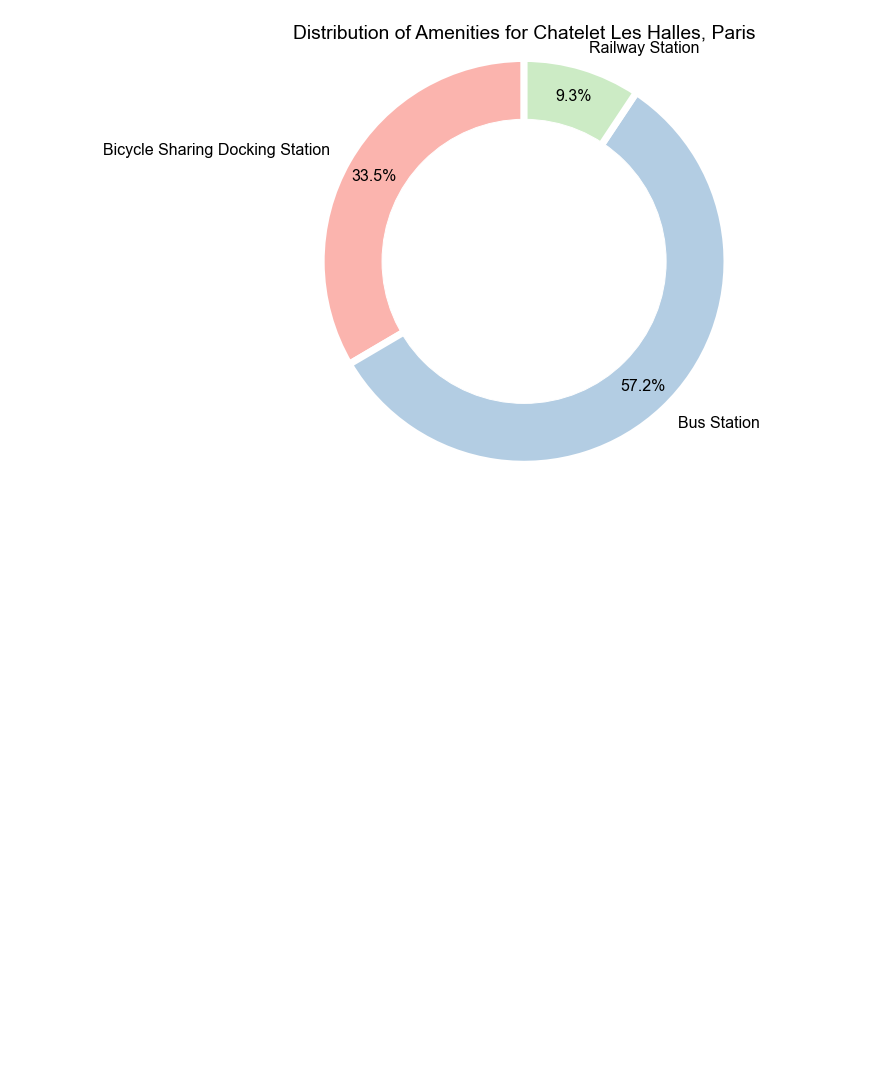
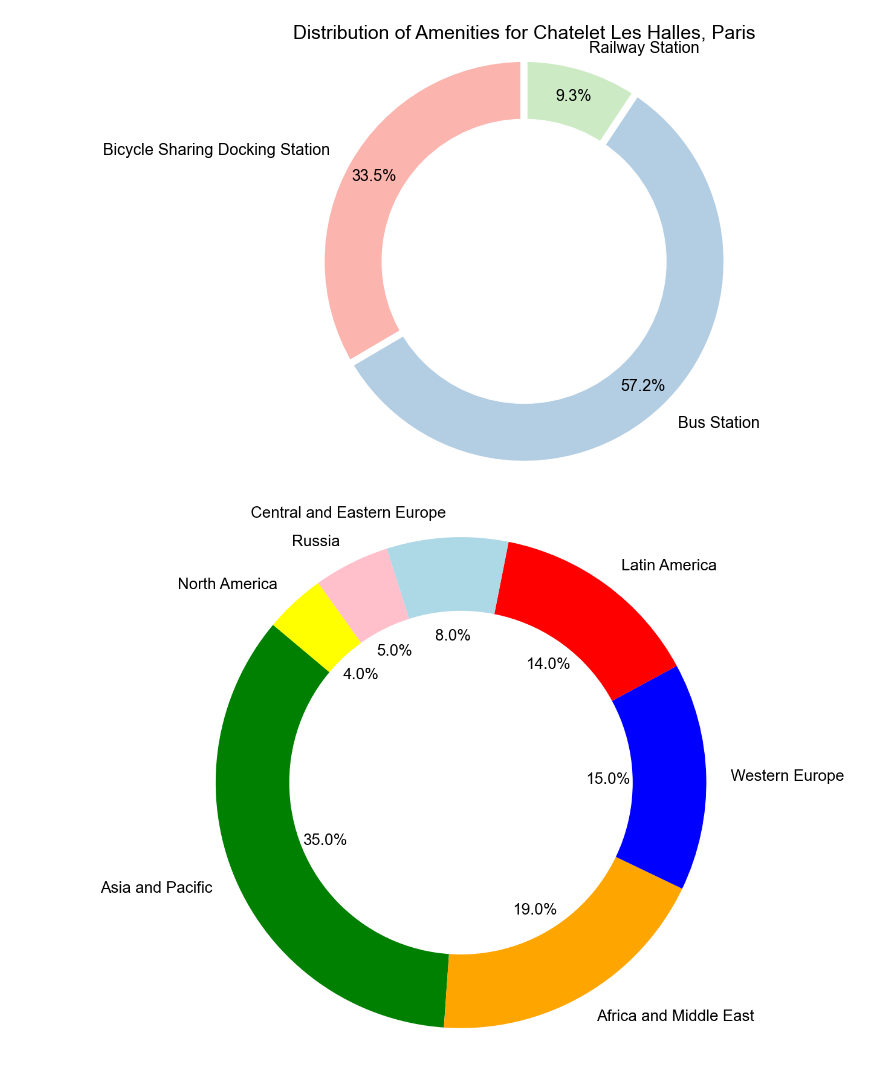
Before and after one commit to yubocai-poly/BATO-MOUTCHE-Extension, a Jupyter notebook: transportation/basic_stats.ipynb, the cells around one changed output. Saved outputs shown, nothing was run; the diff lists cells and outputs as text; code cells hidden in the pictures; blank space fills up the shorter version.

```diff
--- a/transportation/basic_stats.ipynb
+++ b/transportation/basic_stats.ipynb
@@ -122,3 +122,38 @@ graph_composition_chart.show()
 # %%
 graph_compare_places = hs.compare_places_public_transportation(stations_count_df)
 graph_compare_places.show()
+# %%
+# Modify the code to create a donut-style pie chart similar to the one uploaded by the user
+import matplotlib.pyplot as plt
+# Modify the code to create a donut-style pie chart with increased font size
+
+# Define the labels and sizes based on the user's data
+labels = ['Asia and Pacific', 'Africa and Middle East', 'Western Europe',
+          'Latin America', 'Central and Eastern Europe', 'Russia',
+          'North America']
+sizes = [35, 19, 15, 14, 8, 5, 4]
+colors = ['#008000', '#FFA500', '#0000FF', '#FF0000', '#ADD8E6', '#FFC0CB', '#FFFF00']
+
+# Set font size
+font_size = 26 # You can adjust this value as needed
+font_family = 'Arial'
+plt.rcParams.update({'font.size': font_size})
+plt.rcParams.update({'font.family': font_family})
+
+# Plot the donut-style pie chart
+plt.figure(figsize=(16, 16))
+patches, texts, autotexts = plt.pie(sizes, labels=labels, colors=colors, autopct='%1.1f%%', startangle=140)
+
+# Increase the size of the autopct
+for autotext in autotexts:
+    autotext.set_size(font_size)
+
+# Draw a circle at the center of pie to make it a donut
+centre_circle = plt.Circle((0,0),0.70, fc='white')
+fig = plt.gcf()
+fig.gca().add_artist(centre_circle)
+
+plt.axis('equal')  # Equal aspect ratio ensures that pie is drawn as a circle.
+plt.show()
+# %% [output]
+[figure, added]
```
Also changed, not shown: 2 other files.
